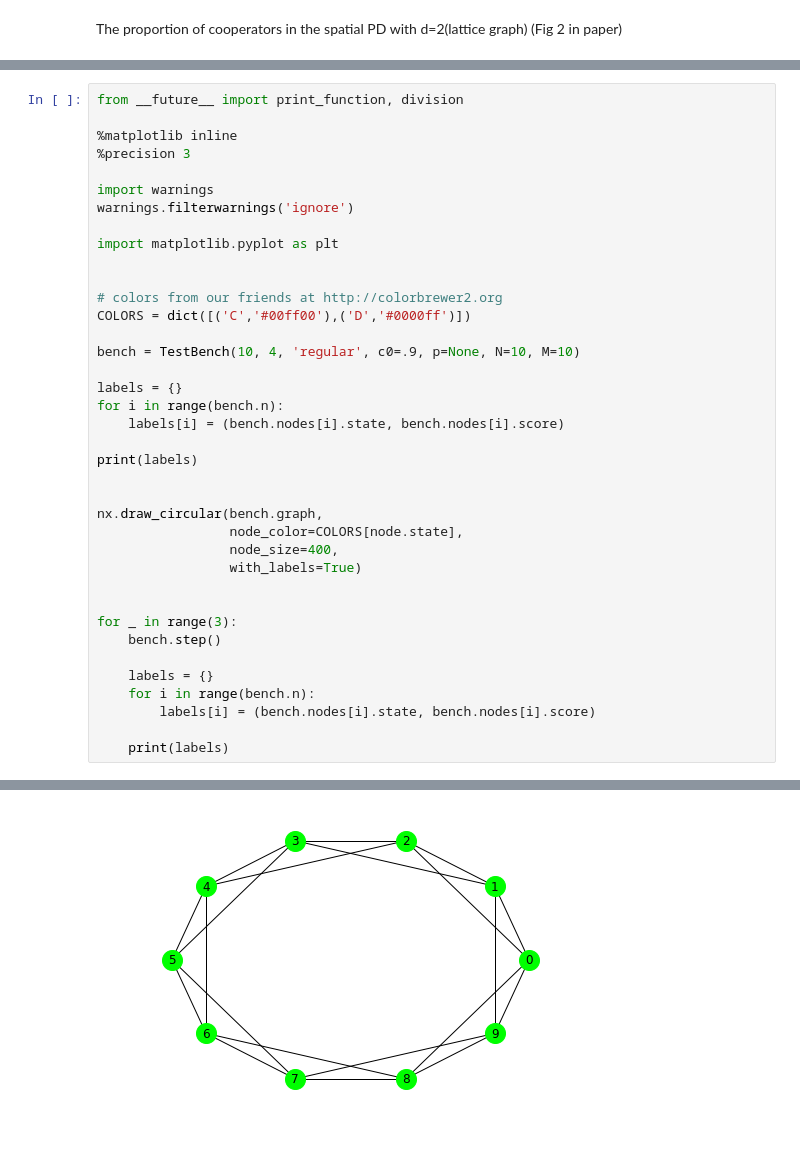
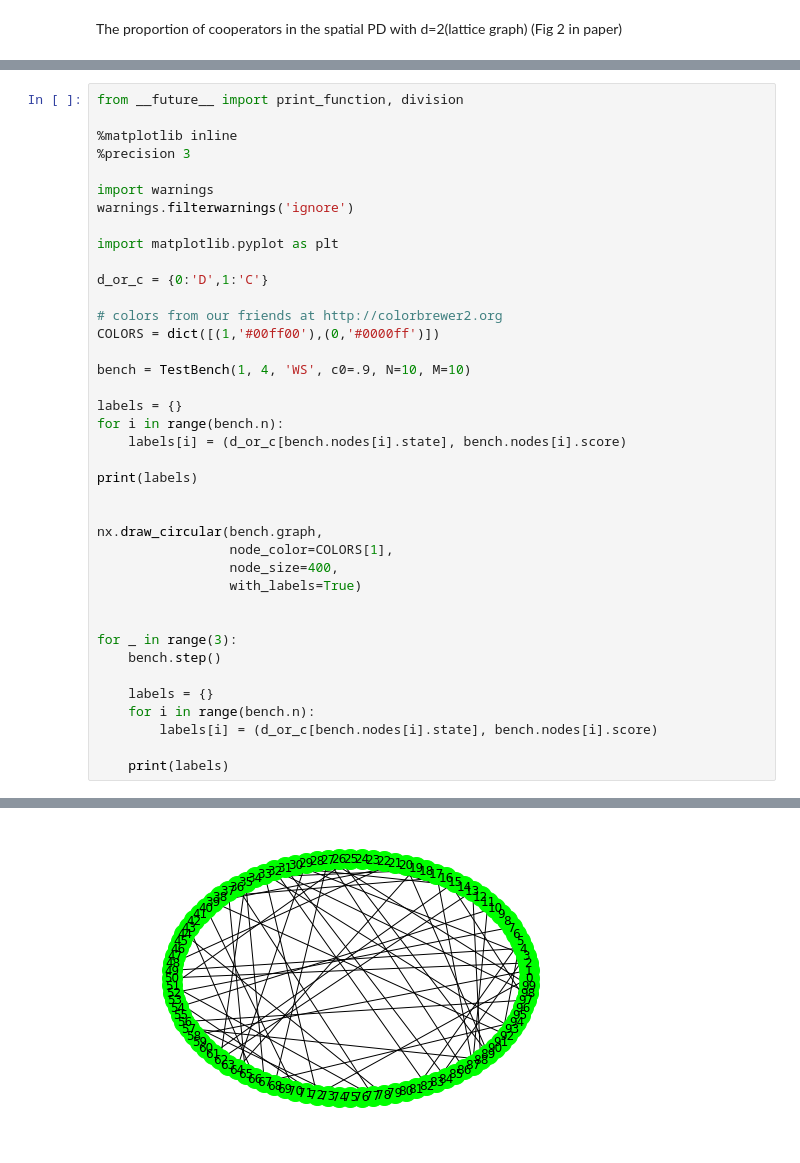
Before and after one commit to nrivkin/ComplexityNetworkProject, a Jupyter notebook: reports/Test_suite.ipynb, the cells around one changed output, grey strips where cells are left out. Cells and saved outputs as stored; diff of their text form.

```diff
--- a/reports/Test_suite.ipynb
+++ b/reports/Test_suite.ipynb
@@ -266,21 +283,22 @@ warnings.filterwarnings('ignore')
 
 import matplotlib.pyplot as plt
 
+d_or_c = {0:'D',1:'C'}
 
 # colors from our friends at http://colorbrewer2.org
-COLORS = dict([('C','#00ff00'),('D','#0000ff')])
+COLORS = dict([(1,'#00ff00'),(0,'#0000ff')])
 
-bench = TestBench(10, 4, 'regular', c0=.9, p=None, N=10, M=10)
+bench = TestBench(1, 4, 'WS', c0=.9, N=10, M=10)
 
 labels = {}
 for i in range(bench.n):
-    labels[i] = (bench.nodes[i].state, bench.nodes[i].score)
+    labels[i] = (d_or_c[bench.nodes[i].state], bench.nodes[i].score)
 
 print(labels)
 
 
 nx.draw_circular(bench.graph,
-                 node_color=COLORS[node.state],
+                 node_color=COLORS[1],
                  node_size=400,
                  with_labels=True)
 
@@ -290,7 +308,7 @@ for _ in range(3):
 
     labels = {}
     for i in range(bench.n):
-        labels[i] = (bench.nodes[i].state, bench.nodes[i].score)
+        labels[i] = (d_or_c[bench.nodes[i].state], bench.nodes[i].score)
 
     print(labels)
 # %% [output]
@@ -301 +319 @@ for _ in range(3):
-[figure, old version]
+[figure, new version]
```
Also changed, not shown: parts of 4 cells of this notebook.
